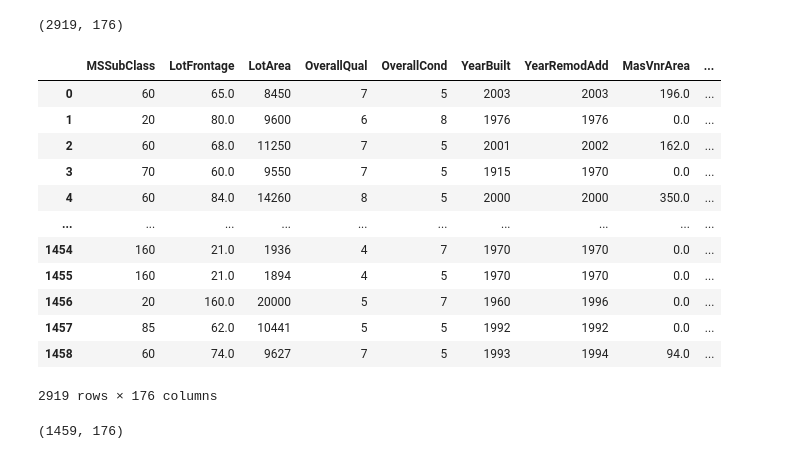
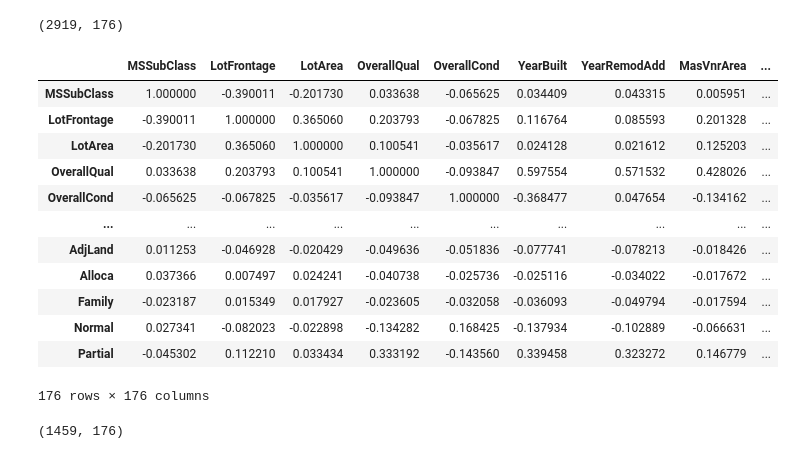
Before and after one commit to muzahid120/kaggle-competition, a Jupyter notebook: house_ price prediction/train.ipynb, the cells around one changed output. Drawn from its saved outputs; the diff is of its cells as text; code cells hidden in the pictures.

```diff
--- a/house_ price prediction/train.ipynb
+++ b/house_ price prediction/train.ipynb
@@ -197,20 +197,21 @@ final_df.shape
 (2919, 176)
 # %%
 final_df
+final_df.corr()
 # %% [output]
 |  | MSSubClass | LotFrontage | LotArea | OverallQual | OverallCond | YearBuilt | YearRemodAdd | MasVnrArea | ... |
-| 0 | 60 | 65.0 | 8450 | 7 | 5 | 2003 | 2003 | 196.0 | ... |
-| 1 | 20 | 80.0 | 9600 | 6 | 8 | 1976 | 1976 | 0.0 | ... |
-| 2 | 60 | 68.0 | 11250 | 7 | 5 | 2001 | 2002 | 162.0 | ... |
-| 3 | 70 | 60.0 | 9550 | 7 | 5 | 1915 | 1970 | 0.0 | ... |
-| 4 | 60 | 84.0 | 14260 | 8 | 5 | 2000 | 2000 | 350.0 | ... |
+| MSSubClass | 1.000000 | -0.390011 | -0.201730 | 0.033638 | -0.065625 | 0.034409 | 0.043315 | 0.005951 | ... |
+| LotFrontage | -0.390011 | 1.000000 | 0.365060 | 0.203793 | -0.067825 | 0.116764 | 0.085593 | 0.201328 | ... |
+| LotArea | -0.201730 | 0.365060 | 1.000000 | 0.100541 | -0.035617 | 0.024128 | 0.021612 | 0.125203 | ... |
+| OverallQual | 0.033638 | 0.203793 | 0.100541 | 1.000000 | -0.093847 | 0.597554 | 0.571532 | 0.428026 | ... |
+| OverallCond | -0.065625 | -0.067825 | -0.035617 | -0.093847 | 1.000000 | -0.368477 | 0.047654 | -0.134162 | ... |
 | ... | ... | ... | ... | ... | ... | ... | ... | ... | ... |
-| 1454 | 160 | 21.0 | 1936 | 4 | 7 | 1970 | 1970 | 0.0 | ... |
-| 1455 | 160 | 21.0 | 1894 | 4 | 5 | 1970 | 1970 | 0.0 | ... |
-| 1456 | 20 | 160.0 | 20000 | 5 | 7 | 1960 | 1996 | 0.0 | ... |
-| 1457 | 85 | 62.0 | 10441 | 5 | 5 | 1992 | 1992 | 0.0 | ... |
-| 1458 | 60 | 74.0 | 9627 | 7 | 5 | 1993 | 1994 | 94.0 | ... |
+| AdjLand | 0.011253 | -0.046928 | -0.020429 | -0.049636 | -0.051836 | -0.077741 | -0.078213 | -0.018426 | ... |
+| Alloca | 0.037366 | 0.007497 | 0.024241 | -0.040738 | -0.025736 | -0.025116 | -0.034022 | -0.017672 | ... |
+| Family | -0.023187 | 0.015349 | 0.017927 | -0.023605 | -0.032058 | -0.036093 | -0.049794 | -0.017594 | ... |
+| Normal | 0.027341 | -0.082023 | -0.022898 | -0.134282 | 0.168425 | -0.137934 | -0.102889 | -0.066631 | ... |
+| Partial | -0.045302 | 0.112210 | 0.033434 | 0.333192 | -0.143560 | 0.339458 | 0.323272 | 0.146779 | ... |
-2919 rows × 176 columns
+176 rows × 176 columns
 # %%
 df_Train=final_df.iloc[:1460,:]
 df_Test=final_df.iloc[1460:,:]
```
Also changed, not shown: 10 other files.
